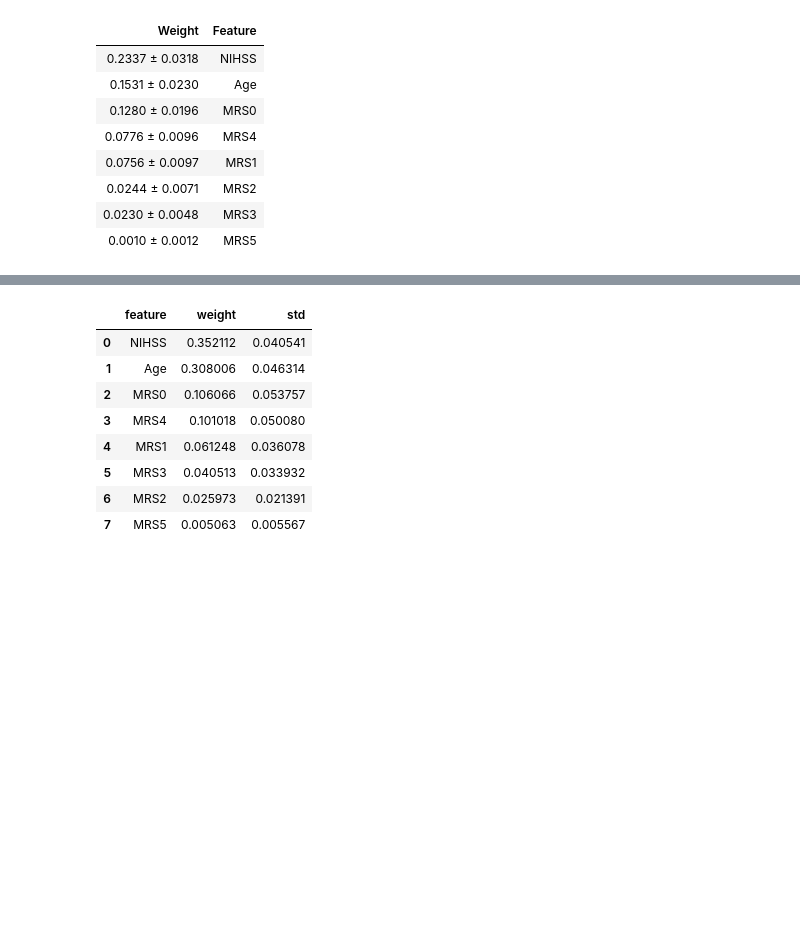
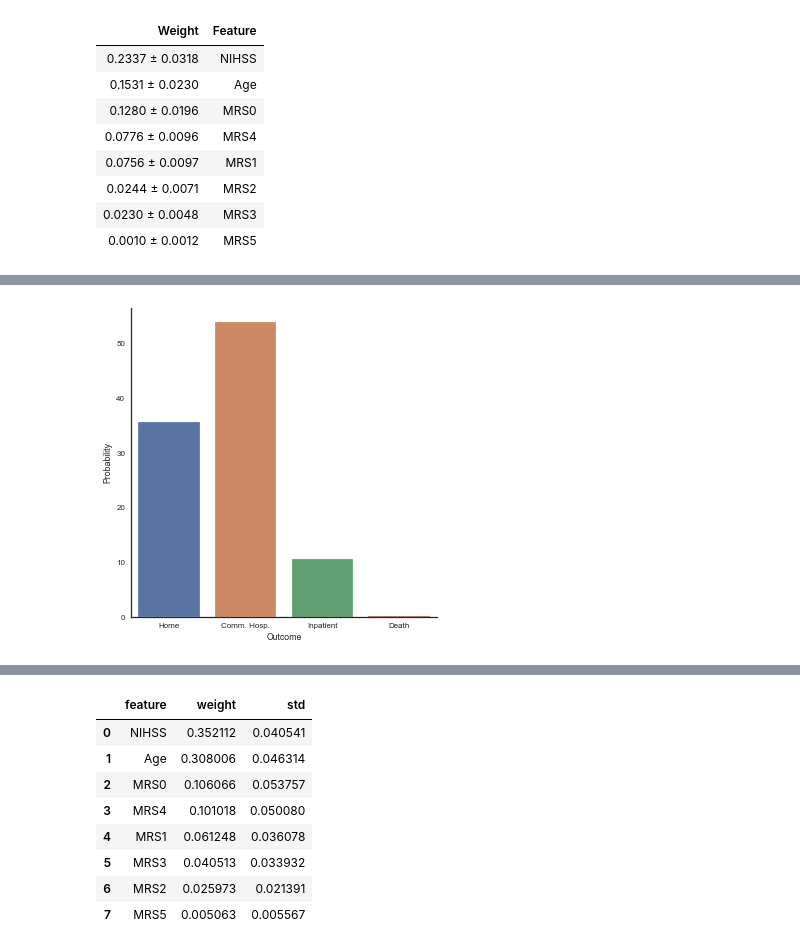
Before and after one commit to archydeberker/stroke-discharge, a Jupyter notebook: code/stroke-analysis.ipynb, the cells around one changed output, grey strips where cells are left out. Saved outputs shown, nothing was run; the diff lists cells and outputs as text; code cells hidden in the pictures; blank space fills up the shorter version.

```diff
--- a/code/stroke-analysis.ipynb
+++ b/code/stroke-analysis.ipynb
@@ -1473,10 +1524,3 @@ from eli5 import explain_weights
 from eli5 import formatters
 obj = explain_weights(best_rf, feature_names=feature_names)
 expl_df = formatters.format_as_dataframe(obj)
-# %%
-plt.bar(range(len(expl_df)), expl_df['weight'].values)
-ax = plt.errorbar(range(len(expl_df)), expl_df['weight'].values, expl_df['std'].values,  fmt=' ', color='r')
-plt.xticks(range(len(expl_df)), expl_df.feature)
-plt.xlabel('Feature')
-plt.ylabel('Feature Importance')
-plt.show()
@@ -1484,0 +1584,10 @@ plt.show()
+# %%
+def plot_prediction(model, x_input, ax=None):
+    _pred = model.predict_proba(x_input.reshape(1, -1))
+    df_prediction = pd.DataFrame(_pred.T*100, index=pd.Index(outcome_dict.values()), columns=['Probability'])
+    df_prediction['Outcome']= df_prediction.index
+    sns.catplot(data=df_prediction, x='Outcome', y='Probability', order=order, kind='bar', ax=ax)
+# %%
+plot_prediction(best_rf, X[3,:])
+# %% [output]
+[figure, added]
```
Also changed, not shown: parts of 25 cells of this notebook, 2 other files.
